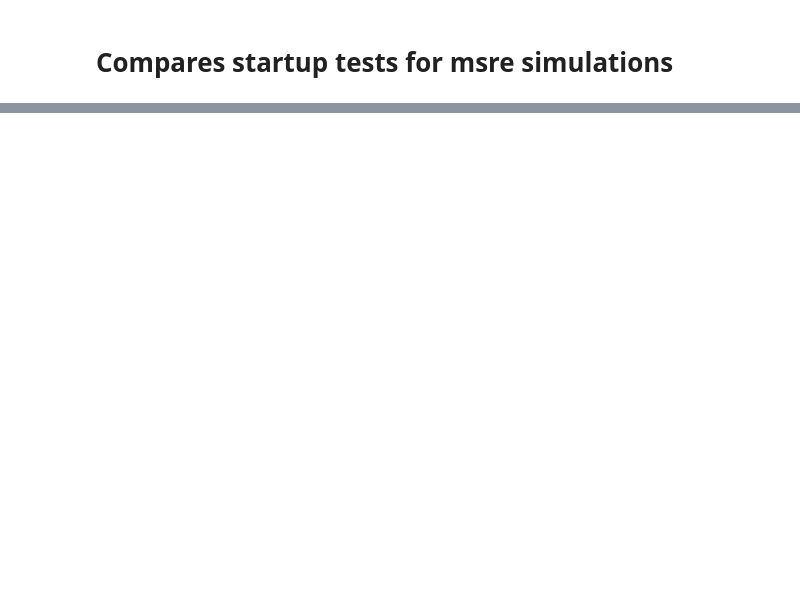
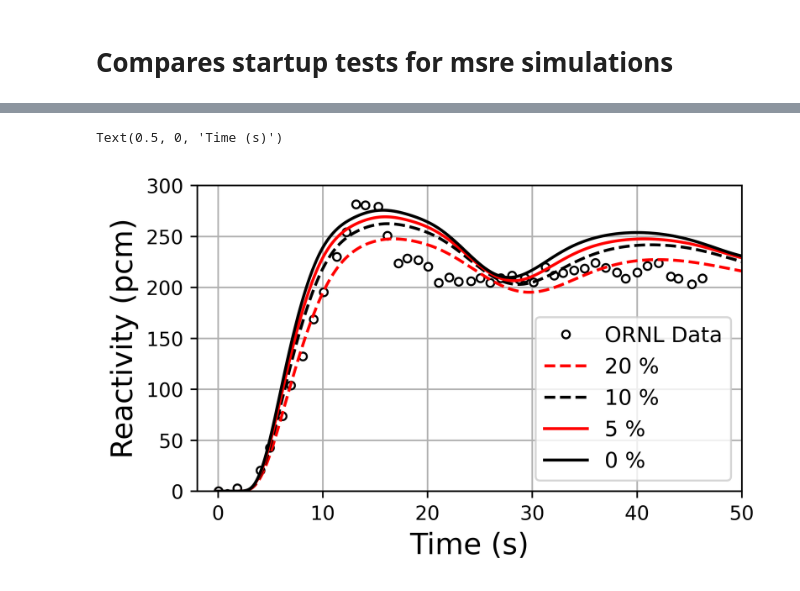
Before and after one commit to jfaulkner31/mothman, a Jupyter notebook: Results/ANS_2025/startup_test_comparisons.ipynb, the cells around one changed output, grey strips where cells are left out. Drawn from its saved outputs; the diff is of its cells as text; code cells hidden in the pictures; blank space fills up the shorter version.

```diff
--- a/Results/ANS_2025/startup_test_comparisons.ipynb
+++ b/Results/ANS_2025/startup_test_comparisons.ipynb
@@ -83,0 +97,70 @@ plt.legend()
+# %%
+### VARIABLE BYPASS MASS FLOW RATES ###
+file20 = "coastdown_bypass_modified_flowrate_20.0_percent.pkl"
+file10 = "coastdown_bypass_modified_flowrate_10.0_percent.pkl"
+file5 = "coastdown_bypass_modified_flowrate_5.0_percent.pkl"
+file0 = "coastdown_bypass_modified_flowrate_1e-05_percent.pkl"
+
+with open(file20, 'rb') as handle:
+  bp_20_data = pkl.load(handle)
+with open(file10, 'rb') as handle:
+  bp_10_data = pkl.load(handle)
+with open(file5, 'rb') as handle:
+  bp_5_data = pkl.load(handle)
+with open(file0, 'rb') as handle:
+  bp_0_data = pkl.load(handle)
+
+### EXP VALUES ###
+msre_integral_worth = '../../Data/msre_integral_rod_worth.csv'
+msre_data = '../../Data/msre_startup_datapoints.csv'
+
+df = pd.read_csv(msre_integral_worth)
+data = pd.read_csv(msre_data)
+
+z = df['z'].values
+rho = df[' rho'].values
+pos = data['pos'].values
+ornl_time_data = data['time'].values
+
+values = np.interp(pos, z, rho)
+base_insertion = values[0]
+startup_base_insertion = values[0]
+
+ornl_delta_rho_data = 1000*(values - base_insertion) # this is the data we calculated based on experimental values
+
+# MAKE PLOT
+plt.figure(figsize=(5,5/1.77), dpi=DPI)
+plt.plot(ornl_time_data, ornl_delta_rho_data, 'ko', markerfacecolor='w', markersize=4, label='ORNL Data')
+
+### MY VALUES ###
+
+# 20% data
+x = np.array(list(ch_1_data.keys()))
+y_MC = bp_20_data[-0.1] - np.array(list(bp_20_data.values()))
+plt.plot(x, y_MC*10**5, 'r--', label='20 %')
+
+# 10% data
+x = np.array(list(ch_1_data.keys()))
+y_MC = bp_10_data[-0.1] - np.array(list(bp_10_data.values()))
+plt.plot(x, y_MC*10**5, 'k--', label='10 %')
+
+# 5% data
+x = np.array(list(ch_1_data.keys()))
+y_MC = bp_5_data[-0.1] - np.array(list(bp_5_data.values()))
+plt.plot(x, y_MC*10**5, 'r-', label='5 %')
+
+# 0% data
+x = np.array(list(ch_1_data.keys()))
+y_MC = bp_0_data[-0.1] - np.array(list(bp_0_data.values()))
+plt.plot(x, y_MC*10**5, 'k-', label='0 %')
+
+# OTHER PLOTTING STUFF
+plt.grid()
+plt.xlim([-2,50])
+plt.ylim([0,300])
+plt.legend(loc='lower right', fontsize=11, ncol=1)
+plt.ylabel('Reactivity (pcm)', fontsize=FONTSIZE)
+plt.xlabel('Time (s)', fontsize=FONTSIZE)
+# %% [output]
+Text(0.5, 0, 'Time (s)')
+[figure, added]
```
Also changed, not shown: parts of 3 cells of this notebook, 27 other files.
